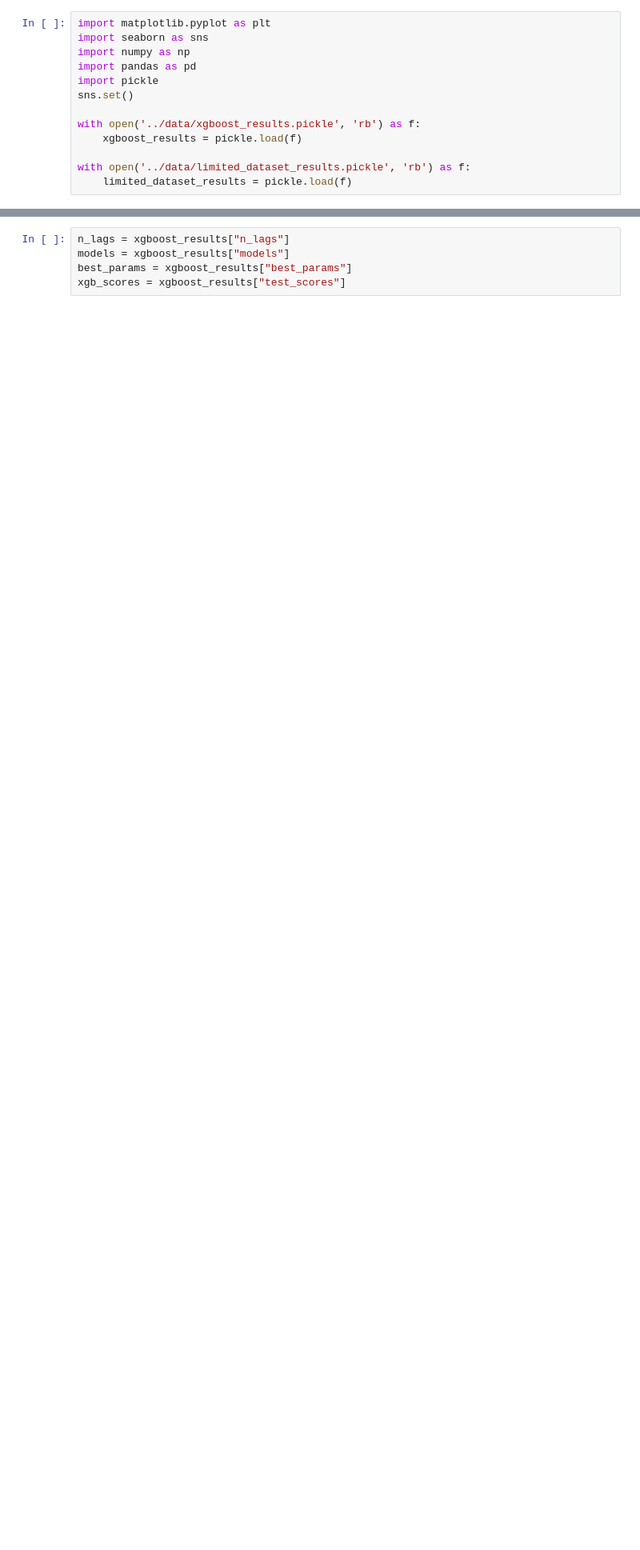
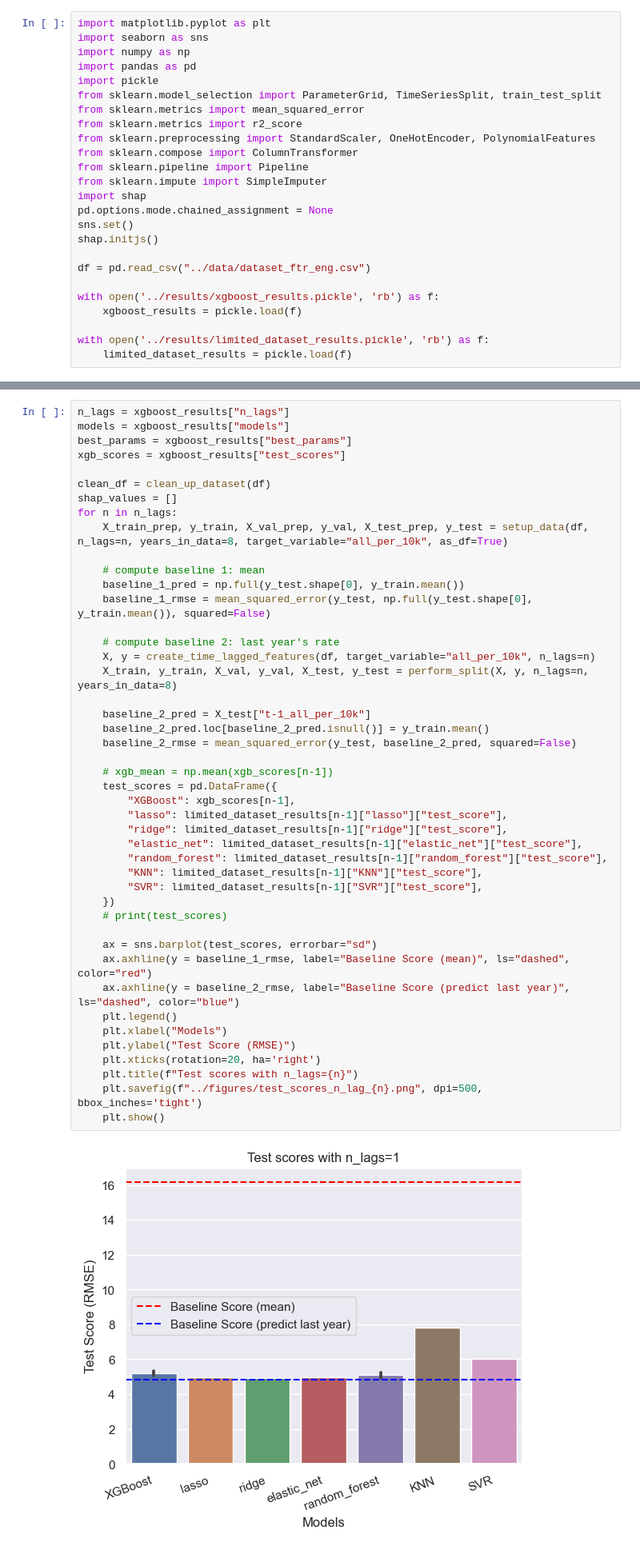
Before and after one commit to nwrousell/data1030-homelessness-project, a Jupyter notebook: src/model_evaluation.ipynb, the cells around one changed output, grey strips where cells are left out. Shown at 80% size. Drawn from its saved outputs; the diff is of its cells as text; blank space fills up the shorter version.

Commit message:
Clean up development and evaluation code

```diff
--- a/src/model_evaluation.ipynb
+++ b/src/model_evaluation.ipynb
@@ -13,10 +13,22 @@ import seaborn as sns
 import numpy as np
 import pandas as pd
 import pickle
+from sklearn.model_selection import ParameterGrid, TimeSeriesSplit, train_test_split
+from sklearn.metrics import mean_squared_error
+from sklearn.metrics import r2_score
+from sklearn.preprocessing import StandardScaler, OneHotEncoder, PolynomialFeatures
+from sklearn.compose import ColumnTransformer
+from sklearn.pipeline import Pipeline
+from sklearn.impute import SimpleImputer
+import shap
+pd.options.mode.chained_assignment = None
 sns.set()
+shap.initjs()
 
-with open('../data/xgboost_results.pickle', 'rb') as f:
+df = pd.read_csv("../data/dataset_ftr_eng.csv")
+
+with open('../results/xgboost_results.pickle', 'rb') as f:
     xgboost_results = pickle.load(f)
 
-with open('../data/limited_dataset_results.pickle', 'rb') as f:
+with open('../results/limited_dataset_results.pickle', 'rb') as f:
     limited_dataset_results = pickle.load(f)
@@ -45,5 +220,47 @@ limited_dataset_results
 # %%
 n_lags = xgboost_results["n_lags"]
 models = xgboost_results["models"]
 best_params = xgboost_results["best_params"]
 xgb_scores = xgboost_results["test_scores"]
+
+clean_df = clean_up_dataset(df)
+shap_values = []
+for n in n_lags:
+    X_train_prep, y_train, X_val_prep, y_val, X_test_prep, y_test = setup_data(df, n_lags=n, years_in_data=8, target_variable="all_per_10k", as_df=True)
+
+    # compute baseline 1: mean
+    baseline_1_pred = np.full(y_test.shape[0], y_train.mean())
+    baseline_1_rmse = mean_squared_error(y_test, np.full(y_test.shape[0], y_train.mean()), squared=False)
+
+    # compute baseline 2: last year's rate
+    X, y = create_time_lagged_features(df, target_variable="all_per_10k", n_lags=n)
+    X_train, y_train, X_val, y_val, X_test, y_test = perform_split(X, y, n_lags=n, years_in_data=8)
+
+    baseline_2_pred = X_test["t-1_all_per_10k"]
+    baseline_2_pred.loc[baseline_2_pred.isnull()] = y_train.mean()
+    baseline_2_rmse = mean_squared_error(y_test, baseline_2_pred, squared=False)
+
+    # xgb_mean = np.mean(xgb_scores[n-1])
+    test_scores = pd.DataFrame({
+        "XGBoost": xgb_scores[n-1],
+        "lasso": limited_dataset_results[n-1]["lasso"]["test_score"],
+        "ridge": limited_dataset_results[n-1]["ridge"]["test_score"],
+        "elastic_net": limited_dataset_results[n-1]["elastic_net"]["test_score"],
+        "random_forest": limited_dataset_results[n-1]["random_forest"]["test_score"],
+        "KNN": limited_dataset_results[n-1]["KNN"]["test_score"],
+        "SVR": limited_dataset_results[n-1]["SVR"]["test_score"],
+    })
+    # print(test_scores)
+
+    ax = sns.barplot(test_scores, errorbar="sd")
+    ax.axhline(y = baseline_1_rmse, label="Baseline Score (mean)", ls="dashed", color="red")
+    ax.axhline(y = baseline_2_rmse, label="Baseline Score (predict last year)", ls="dashed", color="blue")
+    plt.legend()
+    plt.xlabel("Models")
+    plt.ylabel("Test Score (RMSE)")
+    plt.xticks(rotation=20, ha='right')
+    plt.title(f"Test scores with n_lags={n}")
+    plt.savefig(f"../figures/test_scores_n_lag_{n}.png", dpi=500, bbox_inches='tight')
+    plt.show()
+# %% [output]
+[figure, added]
```
Also changed, not shown: parts of 23 cells of this notebook.
